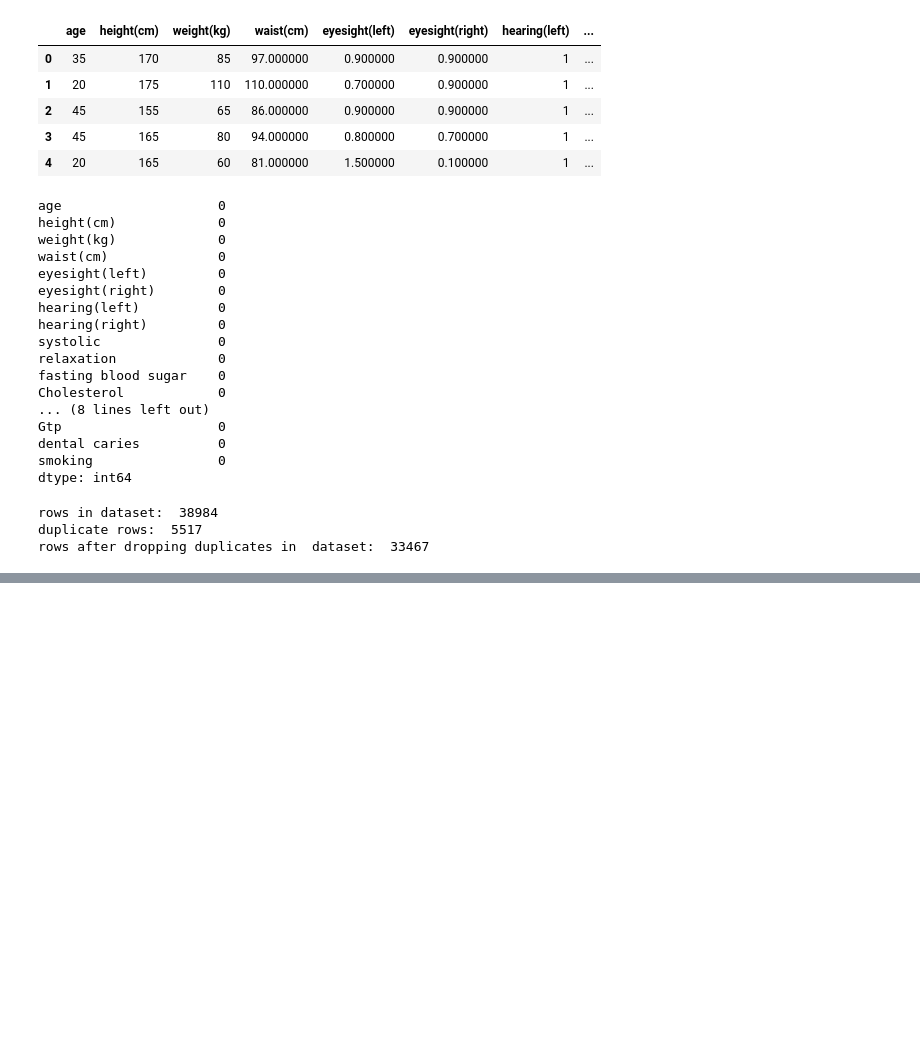
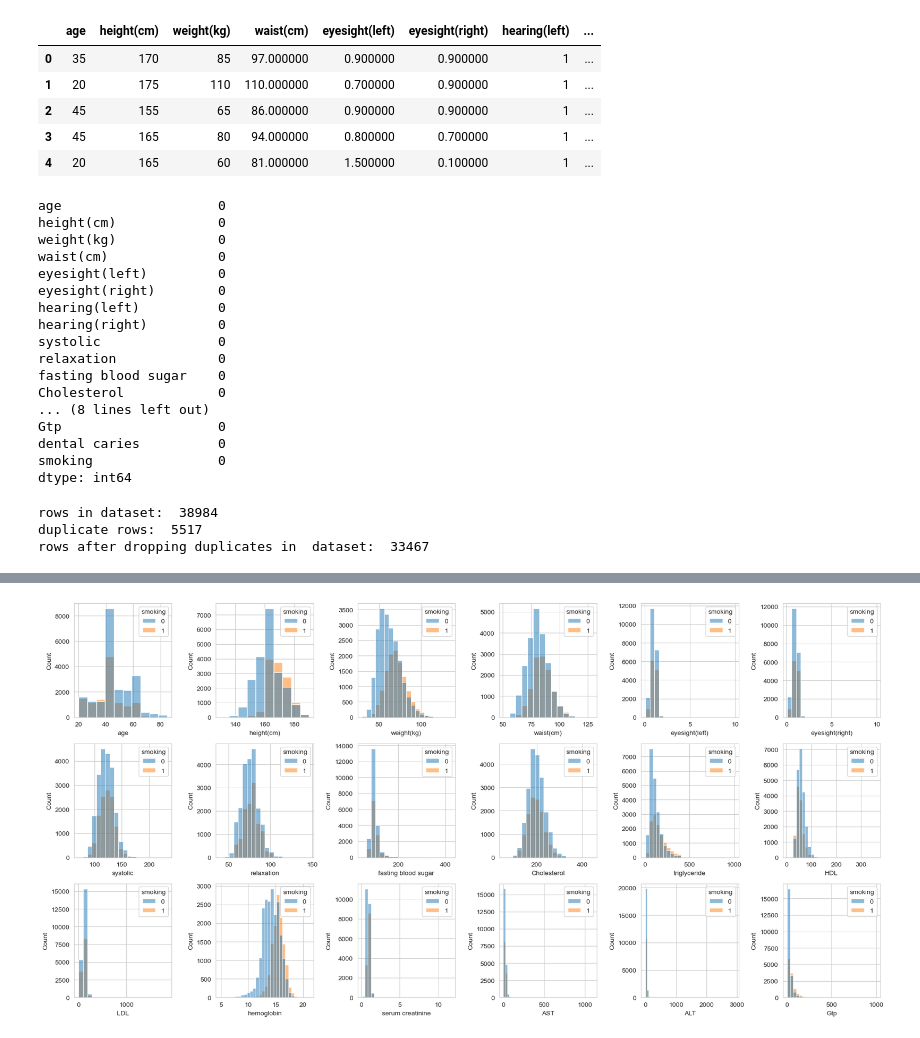
Before and after one commit to ironbongjr/data-mining-project, a Jupyter notebook: dm_proj.ipynb, the cells around one changed output, grey strips where cells are left out. Drawn from its saved outputs; the diff is of its cells as text; code cells hidden in the pictures; blank space fills up the shorter version.

```diff
--- a/dm_proj.ipynb
+++ b/dm_proj.ipynb
@@ -53,0 +109,61 @@ s = sns.heatmap(corr, annot=True, fmt=".1f",cmap="crest")
+# %%
+plt.figure(figsize=(18,9))
+# plt.tight_layout(pad=1.1)
+
+plt.subplot(3,6,1)
+sns.histplot(data=df1, x="age", bins=10,hue='smoking')
+
+plt.subplot(3,6,2)
+sns.histplot(data=df1, x="height(cm)", bins=10,hue='smoking')
+
+plt.subplot(3,6,3)
+sns.histplot(data=df1, x="weight(kg)", bins=20,hue='smoking')
+
+plt.subplot(3,6,4)
+sns.histplot(data=df1, x="waist(cm)", bins=15,hue='smoking')
+
+plt.subplot(3,6,5)
+sns.histplot(data=df1, x="eyesight(left)", bins=20,hue='smoking')
+
+plt.subplot(3,6,6)
+sns.histplot(data=df1, x="eyesight(right)", bins=20,hue='smoking')
+
+plt.subplot(3,6,7)
+sns.histplot(data=df1, x="systolic", bins=20,hue='smoking')
+
+plt.subplot(3,6,8)
+sns.histplot(data=df1, x="relaxation", bins=20,hue='smoking')
+
+plt.subplot(3,6,9)
+sns.histplot(data=df1, x="fasting blood sugar", bins=20,hue='smoking')
+
+plt.subplot(3,6,10)
+sns.histplot(data=df1, x="Cholesterol", bins=20,hue='smoking')
+
+plt.subplot(3,6,11)
+sns.histplot(data=df1, x="triglyceride", bins=25,hue='smoking')
+
+plt.subplot(3,6,12)
+sns.histplot(data=df1, x="HDL", bins=30,hue='smoking')
+
+plt.subplot(3,6,13)
+sns.histplot(data=df1, x="LDL", bins=20,hue='smoking')
+
+plt.subplot(3,6,14)
+sns.histplot(data=df1, x="hemoglobin", bins=30,hue='smoking')
+
+plt.subplot(3,6,15)
+sns.histplot(data=df1, x="serum creatinine", bins=30,hue='smoking')
+
+plt.subplot(3,6,16)
+sns.histplot(data=df1, x="AST", bins=50,hue='smoking')
+
+plt.subplot(3,6,17)
+sns.histplot(data=df1, x="ALT", bins=60,hue='smoking')
+
+plt.subplot(3,6,18)
+sns.histplot(data=df1, x="Gtp", bins=30,hue='smoking')
+
+plt.tight_layout(pad=1.1)
+# %% [output]
+[figure, added]
```
Also changed, not shown: parts of 10 cells of this notebook.
